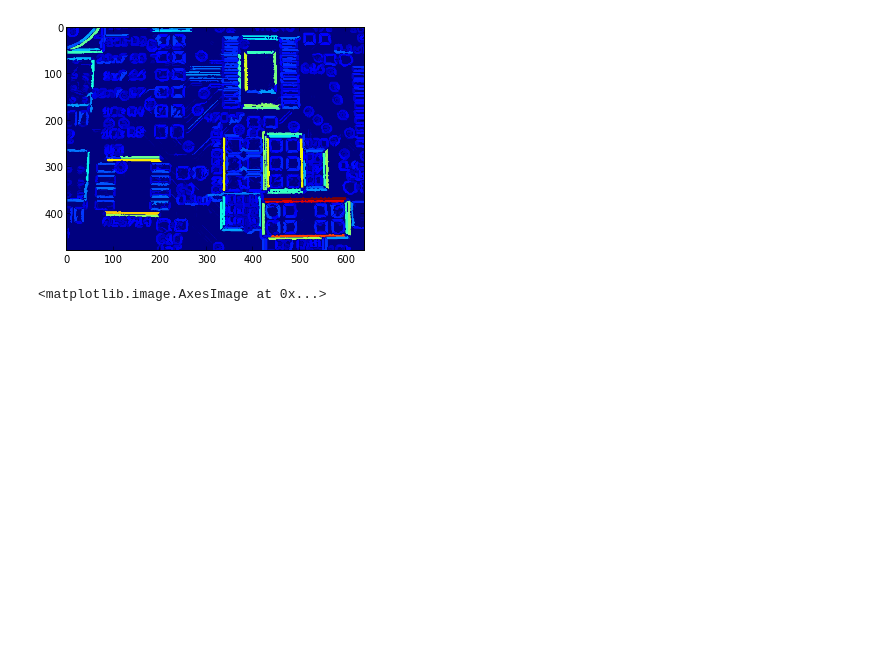
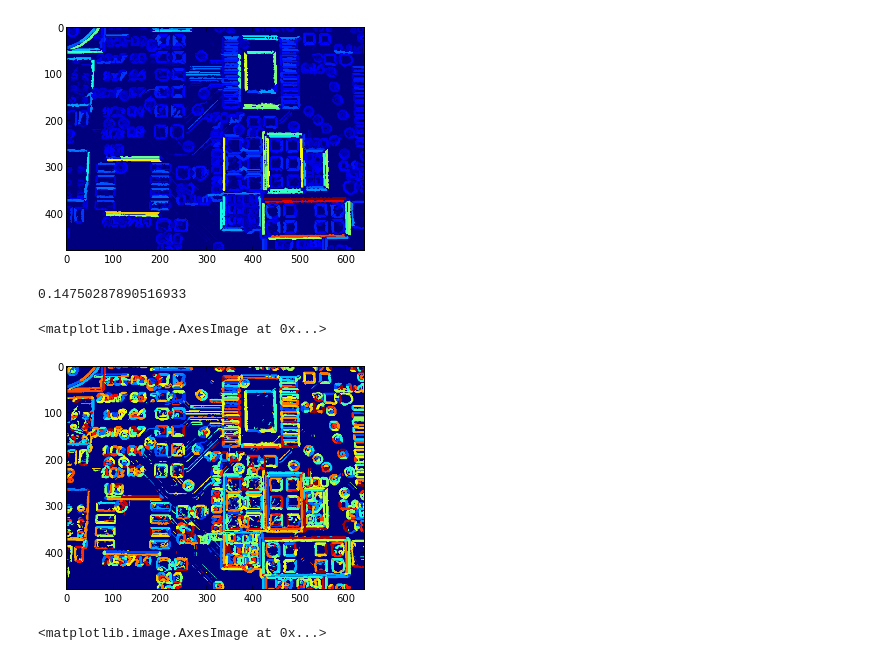
Before and after one commit to andrewjchen/pnp, a Jupyter notebook: notebook/tracker.ipynb, the cells around one changed output. Drawn from its saved outputs; the diff is of its cells as text; code cells hidden in the pictures; blank space fills up the shorter version.

Commit message:
tested WLS on clusters

```diff
--- a/notebook/tracker.ipynb
+++ b/notebook/tracker.ipynb
@@ -48,3 +52,7 @@ clustersdebug = np.zeros([480, 640], dtype=float)for y in range(1, clustersdebug
 # %% [output]
 <matplotlib.image.AxesImage at 0x...>
 [figure]
+# %%
+rand()
+# %% [output]
+0.14750287890516933
@@ -51,3 +61,8 @@ clustersdebug = np.zeros([480, 640], dtype=float)for y in range(1, clustersdebug
+# %%
+clustersID = np.zeros([480,640], dtype=float)for y in range(1, clustersID.shape[0]):    for x in range(1, clustersID.shape[1]):        if uf.class_size(y * clustersID.shape[1] + x) >= minimumSegmentSize:            clustersID[y][x] = getColor(uf.find(y * clustersID.shape[1] + x))            plt.imshow(clustersID)
+# %% [output]
+<matplotlib.image.AxesImage at 0x...>
+[figure, added]
 # %%
 clustersID = np.zeros([480,640], dtype=float)for y in range(1, clustersID.shape[0]):    for x in range(1, clustersID.shape[1]):        if uf.class_size(y * clustersID.shape[1] + x) >= minimumSegmentSize:            clustersID[y][x] = uf.find(y * clustersID.shape[1] + x)            plt.imshow(clustersID)
 # %% [output]
```
Also changed, not shown: parts of 12 cells of this notebook.
